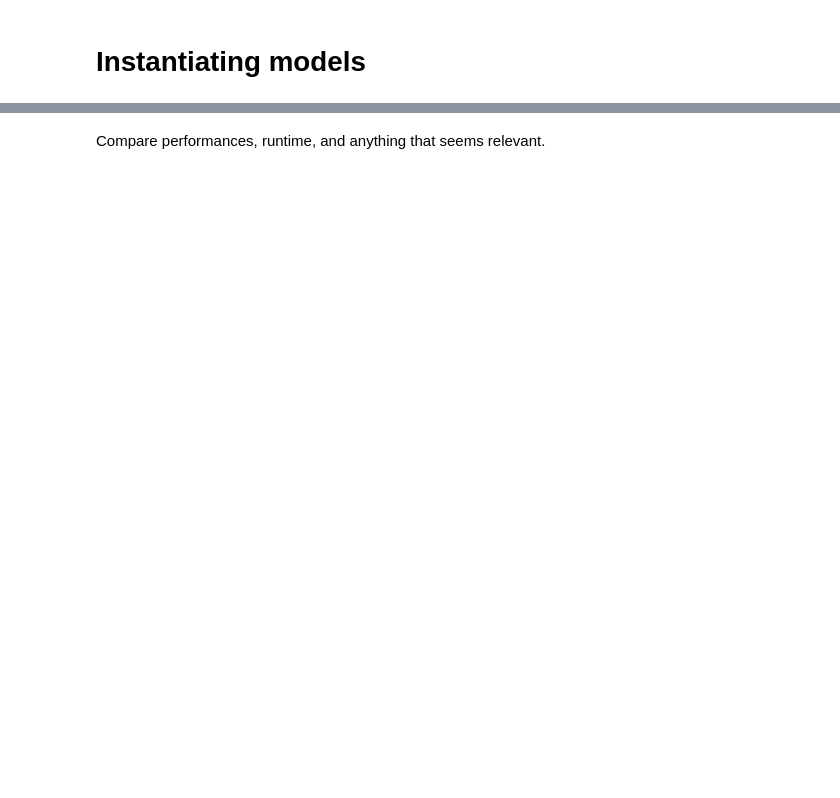
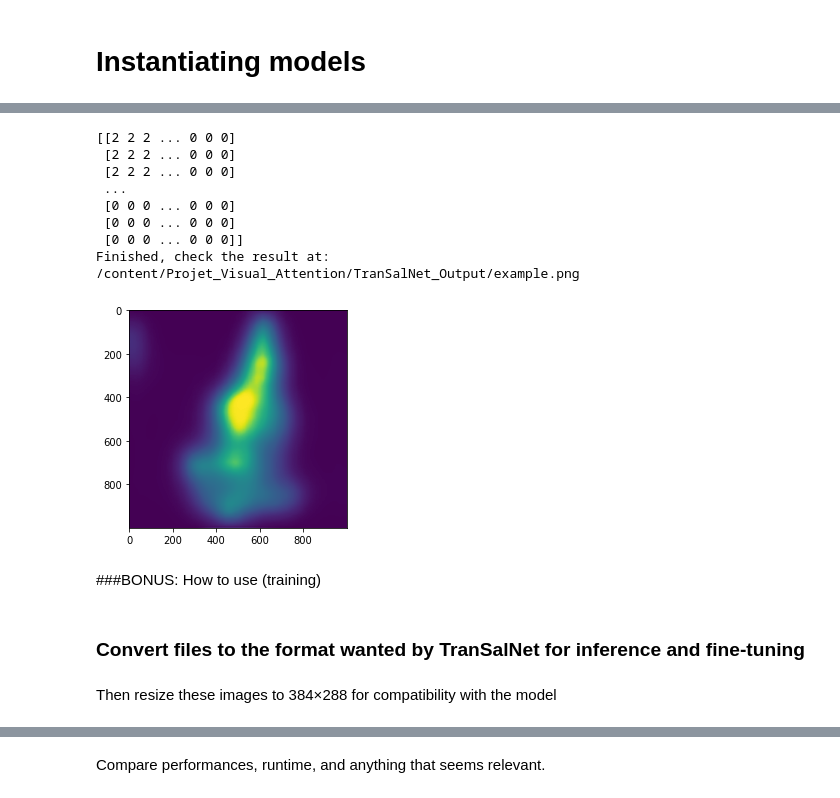
Before and after one commit to Ajamelot56/Projet_Visual_Attention, a Jupyter notebook: PC_2022_VA_Project.ipynb, the cells around one changed output, grey strips where cells are left out. Saved outputs shown, nothing was run; the diff lists cells and outputs as text; code cells hidden in the pictures; blank space fills up the shorter version.

```diff
--- a/PC_2022_VA_Project.ipynb
+++ b/PC_2022_VA_Project.ipynb
@@ -171,0 +242,10 @@ for image in sample(glob.glob(os.path.join(PATH_DATA, 'Stimuli', '**', '*.jpg'))
+# %%
+import TranSalNet_config.TranSalNet_Res
+import torch
+device = torch.device("cuda:0" if torch.cuda.is_available() else "cpu")
+
+model = TranSalNet_config.TranSalNet_Res.TranSalNet()
+model.load_state_dict(torch.load(os.path.join(os.getcwd(), "TranSalNet_config", "pretrained_models", "TranSalNet_Res.pth")))
+
+model = model.to(device)
+model.eval()
@@ -171,0 +270,35 @@ for image in sample(glob.glob(os.path.join(PATH_DATA, 'Stimuli', '**', '*.jpg'))
+# %%
+from TranSalNet_config.utils.data_process import preprocess_img, postprocess_img
+from torchvision import transforms, utils, models
+import cv2
+
+
+test_img = os.path.join(PATH_DATA, "Stimuli", "tower", "sun_anjawxwtumvzyjhe.jpg")
+
+img = preprocess_img(test_img) # padding and resizing input image into 384x288
+img = np.array(img)/255.
+img = np.expand_dims(np.transpose(img,(2,0,1)),axis=0)
+img = torch.from_numpy(img)
+img = img.type(torch.cuda.FloatTensor).to(device)
+pred_saliency = model(img)
+toPIL = transforms.ToPILImage()
+pic = toPIL(pred_saliency.squeeze())
+
+pred_saliency = postprocess_img(pic, test_img) # restore the image to its original size as the result
+print(pred_saliency)
+plt.imshow(pred_saliency)
+
+mpimg.imsave(os.path.join(os.getcwd(), "TranSalNet_output","example.png"),
+              pred_saliency)
+
+print('Finished, check the result at: {}'.format(os.path.join(os.getcwd(), "TranSalNet_Output","example.png")))
+# %% [output]
+[[2 2 2 ... 0 0 0]
+ [2 2 2 ... 0 0 0]
+ [2 2 2 ... 0 0 0]
+ ...
+ [0 0 0 ... 0 0 0]
+ [0 0 0 ... 0 0 0]
+ [0 0 0 ... 0 0 0]]
+Finished, check the result at: /content/Projet_Visual_Attention/TranSalNet_Output/example.png
+[figure, added]
@@ -171,0 +307,4 @@ for image in sample(glob.glob(os.path.join(PATH_DATA, 'Stimuli', '**', '*.jpg'))
+# %% [markdown]
+###BONUS: How to use (training)
+# %% [markdown]
+### Convert files to the format wanted by TranSalNet for inference and fine-tuning
@@ -171,0 +313,2 @@ for image in sample(glob.glob(os.path.join(PATH_DATA, 'Stimuli', '**', '*.jpg'))
+# %% [markdown]
+Then resize these images to 384×288 for compatibility with the model
```
Also changed, not shown: parts of 59 cells of this notebook.
